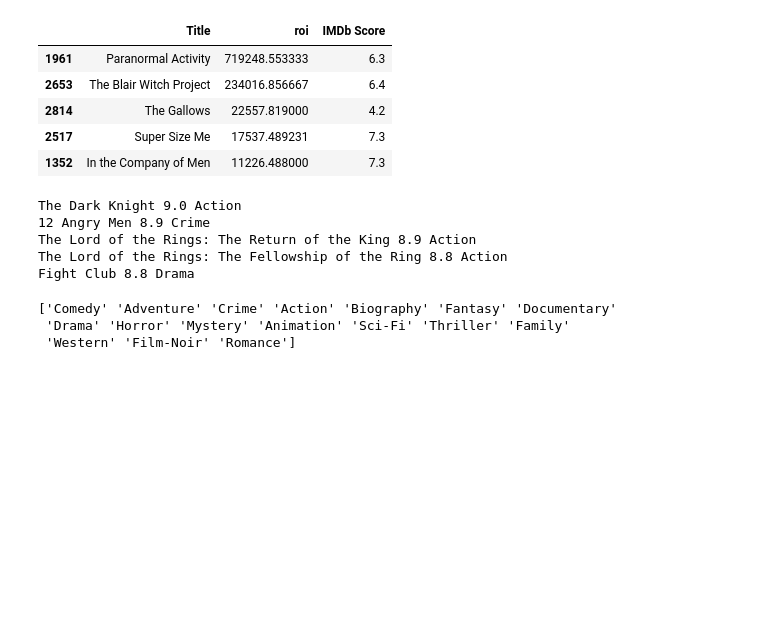
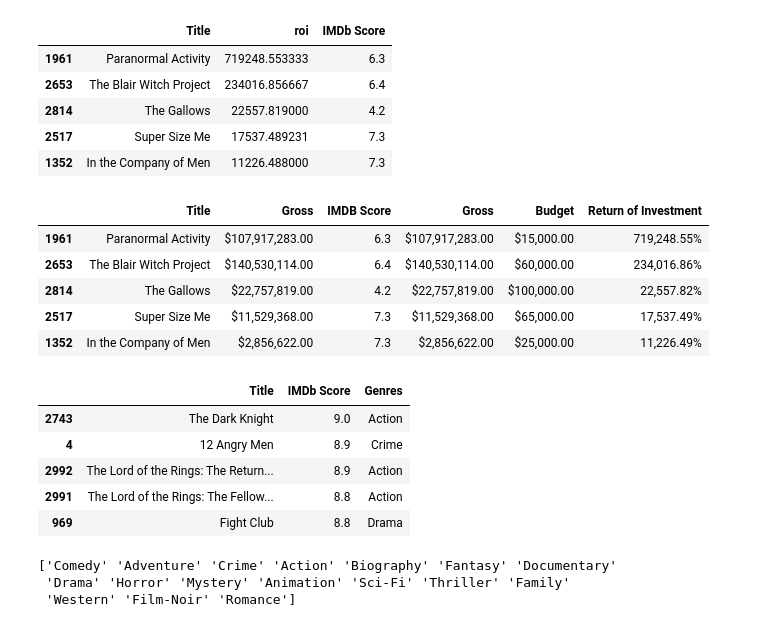
Before and after one commit to PedroSF88/SMU_Project_Group_1, a Jupyter notebook: analysis_kevin.ipynb, the cells around one changed output. Cells and saved outputs as stored; diff of their text form; code cells hidden in the pictures; blank space fills up the shorter version.

```diff
--- a/analysis_kevin.ipynb
+++ b/analysis_kevin.ipynb
@@ -176,18 +176,41 @@ movies_by_roi[["Title","roi","IMDb Score"]].head()
 | 2814 | The Gallows | 22557.819000 | 4.2 |
 | 2517 | Super Size Me | 17537.489231 | 7.3 |
 | 1352 | In the Company of Men | 11226.488000 | 7.3 |
+# %%
+df=movies_by_roi[["Title","IMDb Score","Gross","Budget","roi"]].head()
+df=df.rename(columns={'Title': 'Title', 'IMDb Score': 'IMDB Score', 'Gross': 'Gross', 'Budget': 'Budget','roi': 'Return of Investment'})
+# %%
+# Summary Data Frame
+#summary_table = pd.DataFrame({"Purchase Count": number_purchases, "Average Purchase Price": mean_purchases, "Total Purchase Value": total_purchases, "Avg Total Purchase per Person": mean_purchases_person})
+
+# Format Summary Data Frame
+df["Gross"] = df["Gross"].map("${:,.2f}".format)
+df["Budget"] = df["Budget"].map("${:,.2f}".format)
+df["Return of Investment"] = df["Return of Investment"].map("{:,.2f}%".format)
+
+df = df.loc[:, ["Title", "Gross", "IMDB Score","Gross","Budget","Return of Investment"]]
+df
+# %% [output]
+|  | Title | Gross | IMDB Score | Gross | Budget | Return of Investment |
+| 1961 | Paranormal Activity | $107,917,283.00 | 6.3 | $107,917,283.00 | $15,000.00 | 719,248.55% |
+| 2653 | The Blair Witch Project | $140,530,114.00 | 6.4 | $140,530,114.00 | $60,000.00 | 234,016.86% |
+| 2814 | The Gallows | $22,757,819.00 | 4.2 | $22,757,819.00 | $100,000.00 | 22,557.82% |
+| 2517 | Super Size Me | $11,529,368.00 | 7.3 | $11,529,368.00 | $65,000.00 | 17,537.49% |
+| 1352 | In the Company of Men | $2,856,622.00 | 7.3 | $2,856,622.00 | $25,000.00 | 11,226.49% |
 # %%
 movies_by_score = movie.sort_values('IMDb Score', ascending=False)
 
-for index, row in movies_by_score.head().iterrows():
-    print(row["Title"], row["IMDb Score"], row["Genres"])
+#for index, row in movies_by_score.head().iterrows():
+#    print(row["Title"], row["IMDb Score"], row["Genres"])
 # Genres with top 5 score are Crime and Action
+movies_by_score[['Title','IMDb Score','Genres']].head()
 # %% [output]
-The Dark Knight 9.0 Action
-12 Angry Men 8.9 Crime
-The Lord of the Rings: The Return of the King 8.9 Action
-The Lord of the Rings: The Fellowship of the Ring 8.8 Action
-Fight Club 8.8 Drama
+|  | Title | IMDb Score | Genres |
+| 2743 | The Dark Knight | 9.0 | Action |
+| 4 | 12 Angry Men | 8.9 | Crime |
+| 2992 | The Lord of the Rings: The Return... | 8.9 | Action |
+| 2991 | The Lord of the Rings: The Fellow... | 8.8 | Action |
+| 969 | Fight Club | 8.8 | Drama |
 # %%
 # Language EDA
 movies_by_genres_unique = movie['Genres'].unique()
```
